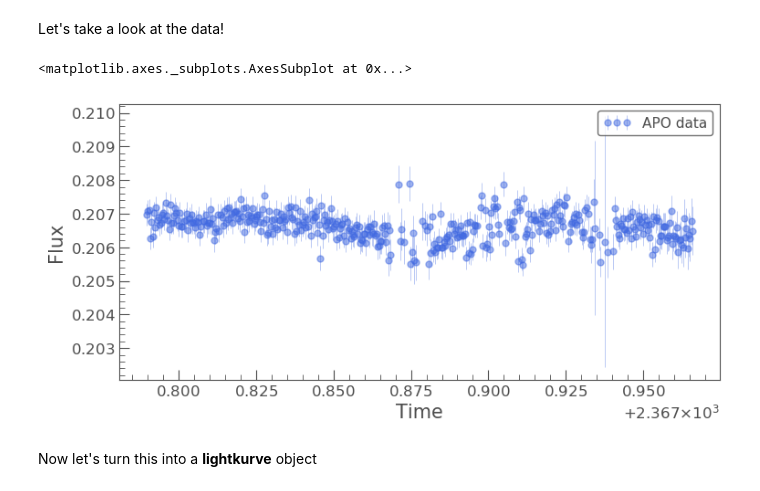
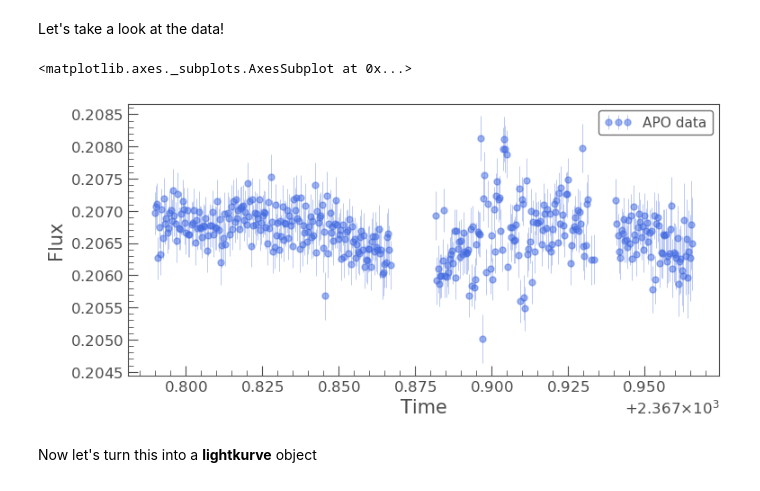
Before and after one commit to will-waalkes/TFOP, a Jupyter notebook: Analysis/Analyze_LC_MCMC.ipynb, the cells around one changed output. Saved outputs shown, nothing was run; the diff lists cells and outputs as text; code cells hidden in the pictures.

```diff
--- a/Analysis/Analyze_LC_MCMC.ipynb
+++ b/Analysis/Analyze_LC_MCMC.ipynb
@@ -44,21 +44,21 @@ Let's take a look at the data!
 # %%
 flux = np.array(data['rel_flux_T1'])
 error = np.array(data['rel_flux_err_T1'])*err_kludge #inflates the error bars to give a best fit chi2=1
 times = np.array(data['BJD_TDB'])
 airmass = np.array(data['AIRMASS'])
 
 offset = 2457000
 times = times-offset # This is just a constant offset to make the x-axis more readable
 
-lc = LightCurve(time = times, flux = flux, flux_err = error).remove_outliers(sigma=3)
+lc = LightCurve(time = times, flux = flux, flux_err = error)#.remove_outliers(sigma=3)
 
-airmass = airmass[:-35]
+#airmass = airmass[:-35]
 
 lc.errorbar(alpha=0.5,color='royalblue',label=observatory+' data',marker='o',
             markersize='5',normalize=False)
 # %% [output]
 <matplotlib.axes._subplots.AxesSubplot at 0x...>
-[figure, old version]
+[figure, new version]
 # %% [markdown]
 Now let's turn this into a **lightkurve** object
 # %% [markdown]
```
Also changed, not shown: parts of 13 cells of this notebook, 11 other files.
